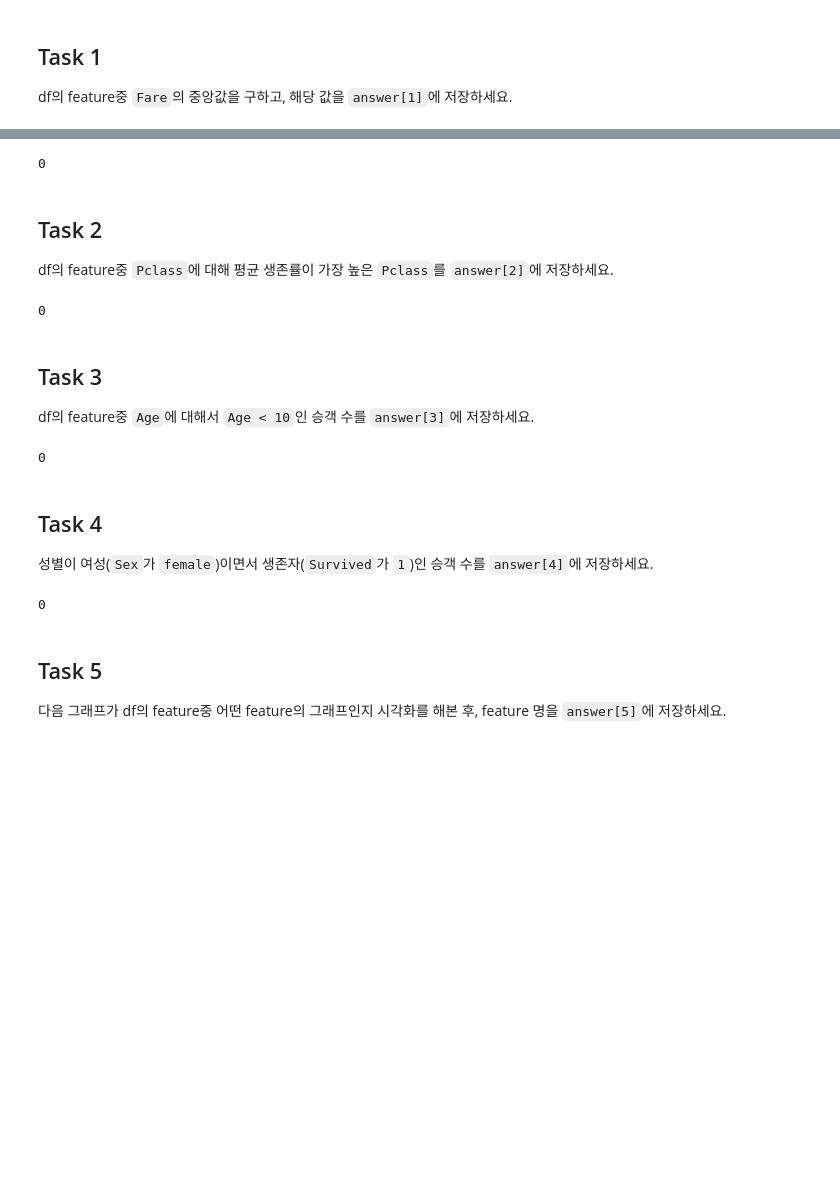
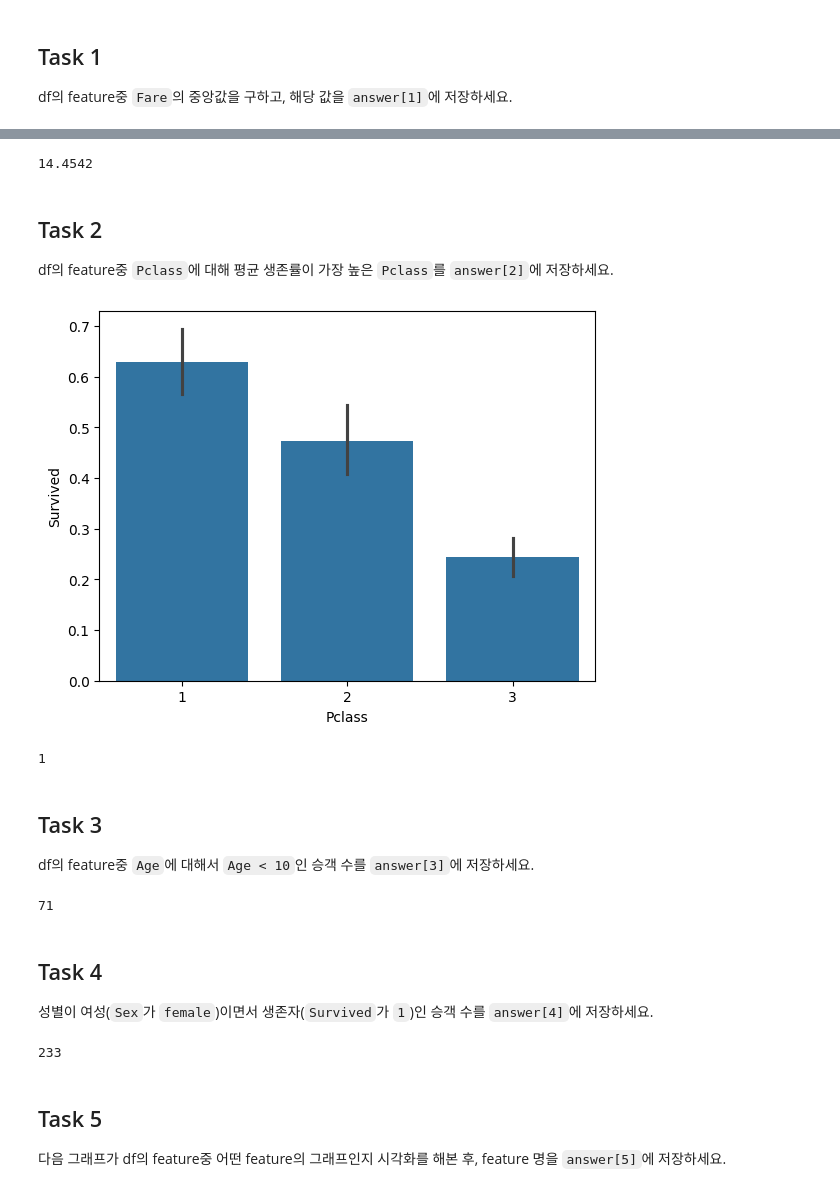
Before and after one commit to jinhyuk1003/khuda_9_ml, a Jupyter notebook: week1/student.ipynb, the cells around one changed output, grey strips where cells are left out. Saved outputs shown, nothing was run; the diff lists cells and outputs as text; code cells hidden in the pictures; blank space fills up the shorter version.

```diff
--- a/week1/student.ipynb
+++ b/week1/student.ipynb
@@ -30,28 +42,33 @@ df의 feature중 `Fare`의 중앙값을 구하고, 해당 값을 `answer[1]`에
 # %%
 ## Input Box
 
-median_fare = 0
+median_fare = 14.45420
 
 
 
 print(median_fare)
 # %% [output]
-0
+14.4542
 # %%
 answer[1] = median_fare
 # %% [markdown]
 ## Task 2
 df의 feature중 `Pclass`에 대해 평균 생존률이 가장 높은 `Pclass`를 `answer[2]`에 저장하세요.
+# %%
+sns.barplot(x='Pclass',y='Survived', data=df)
+plt.show()
+# %% [output]
+[figure, added]
 # %%
 ## Input Box
 
-high_mean_survival_rate = 0
+high_mean_survival_rate = 1
 
 
 
 print(high_mean_survival_rate)
 # %% [output]
-0
+1
 # %%
 answer[2] = high_mean_survival_rate
 # %% [markdown]
@@ -60,13 +77,13 @@ df의 feature중 `Age`에 대해서 `Age < 10`인 승객 수를 `answer[3]`에
 # %%
 ## Input Box
 
-age_under_10 = 0
+age_under_10 = df[df['Age']<10]['Survived'].count()
 
 
 
 print(age_under_10)
 # %% [output]
-0
+71
 # %%
 answer[3] = age_under_10
 # %% [markdown]
@@ -75,13 +92,13 @@ answer[3] = age_under_10
 # %%
 ## Input Box
 
-female_survive_rate = 0
+female_survive_rate = df[(df['Sex']=='female') & (df['Survived']==1)]['Name'].count()
 
 
 
 print(female_survive_rate)
 # %% [output]
-0
+233
 # %%
 answer[4] = female_survive_rate
 # %% [markdown]
```
Also changed, not shown: parts of 5 cells of this notebook.
